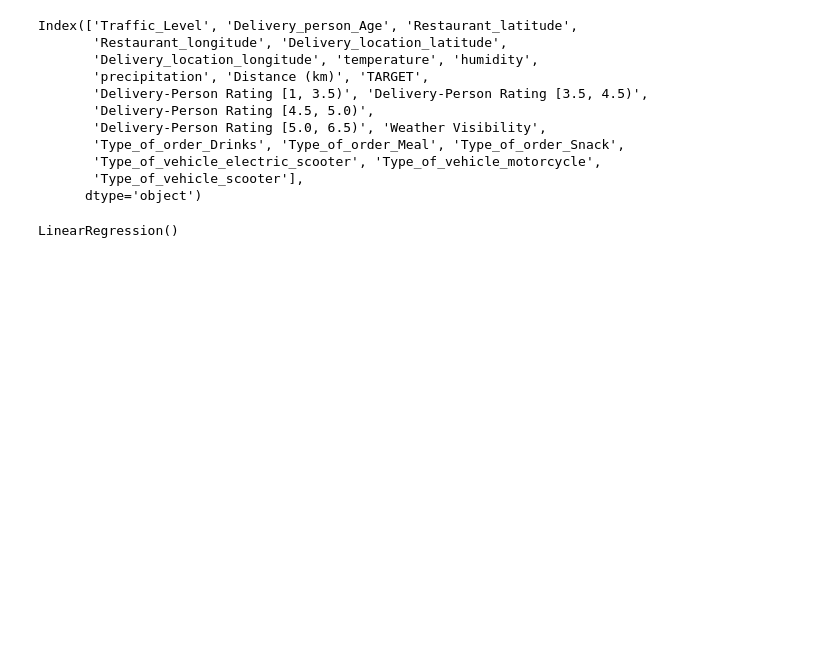
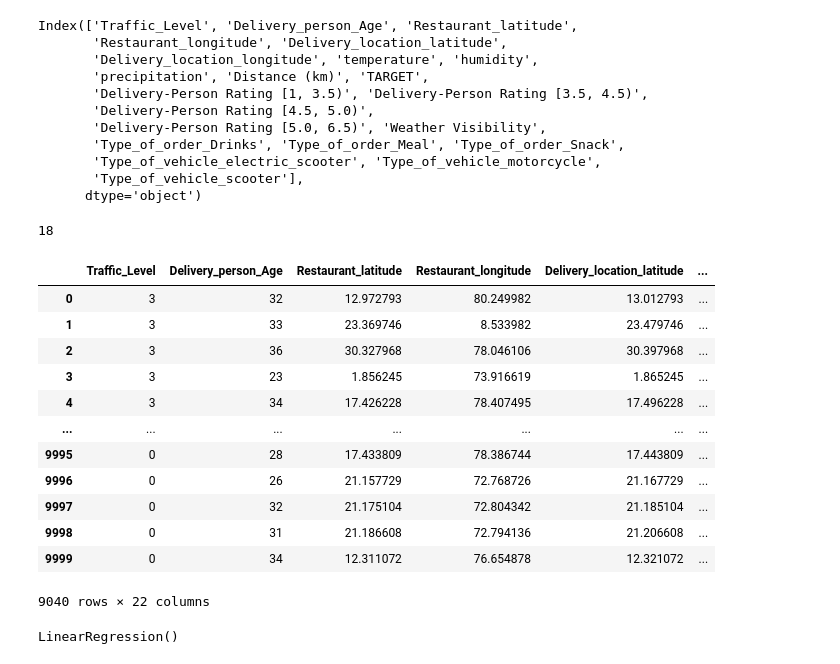
Before and after one commit to vwicky/ds-playground, a Jupyter notebook: cleaning_notebook.ipynb, the cells around one changed output. Drawn from its saved outputs; the diff is of its cells as text; code cells hidden in the pictures; blank space fills up the shorter version.

```diff
--- a/cleaning_notebook.ipynb
+++ b/cleaning_notebook.ipynb
@@ -66,7 +66,7 @@ class FoodTimeCleaner:
     df = self.clean_ids(df, id_cols)
     df = self.clean_coords(df, coord_cols)
     df = self.clean_target(df, target_col)
-    df = self.clean_delivery_person_rating(df, discerete_step=0.5)
+    #df = self.clean_delivery_person_rating(df, discerete_step=0.5)
 
     # а тут чистим категоріальні
     df, _ = self.clean_cat(df)
@@ -251,11 +237,15 @@ Index(['Traffic_Level', 'Delivery_person_Age', 'Restaurant_latitude',
+# %%
+len(num_cols) + len(cat_cols)
+# %% [output]
+18
 # %%
 coord_cols = [
   ('Restaurant', 'Restaurant_latitude', 'Restaurant_longitude'),
   ('Delivery_location', 'Delivery_location_latitude', 'Delivery_location_longitude')
 ]
 for name, lat, long in coord_cols:
-  ds[f"{name}_x"] = (0.866 * ds[lat]) + (0.5 * ds[long])
-  ds[f"{name}_y"] = (0.866 * ds[long]) + (0.5 * ds[lat])
+  ds[f"{name}_x"] = (0.5 * ds[lat]) + (0.866 * ds[long])
+  ds[f"{name}_y"] = (0.5 * ds[long]) + (0.866 * ds[lat])
 # %%
 ds = ds.drop(
   ['Restaurant_latitude', 'Restaurant_longitude', 'Delivery_location_latitude', 'Delivery_location_longitude'],
@@ -266,3 +254,25 @@ from sklearn.preprocessing import MinMaxScaler, StandardScaler
+# %%
+ds = ds.drop(
+  ['Type_of_vehicle_electric_scooter', 'Type_of_vehicle_motorcycle',
+       'Type_of_vehicle_scooter'],
+  axis = 1
+)
+# %%
+ds
+# %% [output]
+|  | Traffic_Level | Delivery_person_Age | Restaurant_latitude | Restaurant_longitude | Delivery_location_latitude | ... |
+| 0 | 3 | 32 | 12.972793 | 80.249982 | 13.012793 | ... |
+| 1 | 3 | 33 | 23.369746 | 8.533982 | 23.479746 | ... |
+| 2 | 3 | 36 | 30.327968 | 78.046106 | 30.397968 | ... |
+| 3 | 3 | 23 | 1.856245 | 73.916619 | 1.865245 | ... |
+| 4 | 3 | 34 | 17.426228 | 78.407495 | 17.496228 | ... |
+| ... | ... | ... | ... | ... | ... | ... |
+| 9995 | 0 | 28 | 17.433809 | 78.386744 | 17.443809 | ... |
+| 9996 | 0 | 26 | 21.157729 | 72.768726 | 21.167729 | ... |
+| 9997 | 0 | 32 | 21.175104 | 72.804342 | 21.185104 | ... |
+| 9998 | 0 | 31 | 21.186608 | 72.794136 | 21.206608 | ... |
+| 9999 | 0 | 34 | 12.311072 | 76.654878 | 12.321072 | ... |
+9040 rows × 22 columns
 # %%
 from sklearn.model_selection import train_test_split
 
```
Also changed, not shown: parts of 25 cells of this notebook, 1 other file.
